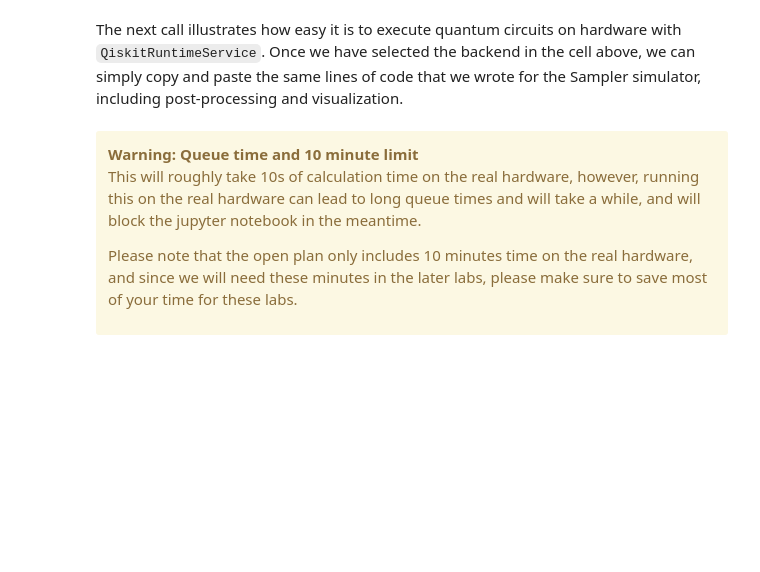
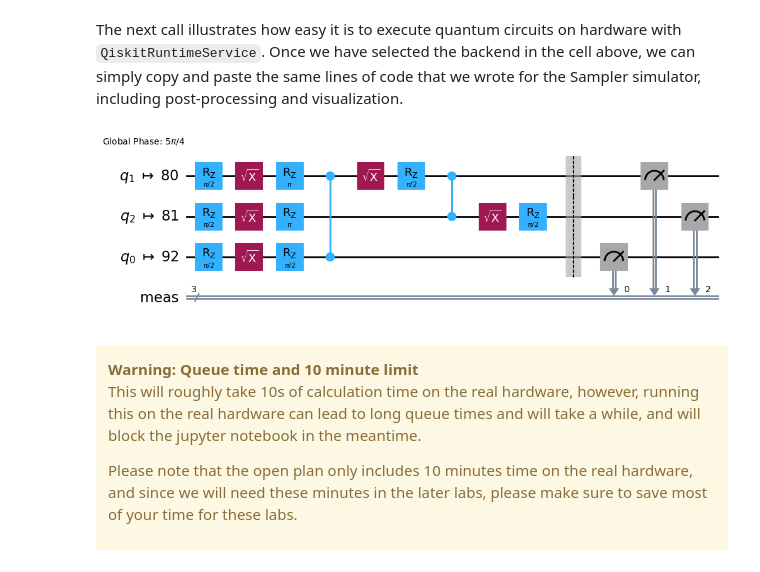
Before and after one commit to pguerin/qgss-2025-pgn, a Jupyter notebook: lab-0/lab0.ipynb, the cells around one changed output. Saved outputs shown, nothing was run; the diff lists cells and outputs as text; code cells hidden in the pictures; blank space fills up the shorter version.

```diff
--- a/lab-0/lab0.ipynb
+++ b/lab-0/lab0.ipynb
@@ -418,11 +418,17 @@ The next call illustrates how easy it is to execute quantum circuits on hardware
 # %%
 ### WRITE YOUR CODE BELOW HERE ###
 # Step 1. Map
 # You should have created a GHZ circuit above and assigned with variable `qc`
 
 # Step 2. Optimize
-pm =
-qc_transpiled =
+pm = generate_preset_pass_manager(backend=backend, optimization_level=3)
+# Transpile the circuit using the pass manager
+qc_transpiled = pm.run([qc])[0]
+### YOUR CODE FINISHES HERE    ###
+
+qc_transpiled.draw("mpl")
+# %% [output]
+[figure, added]
 # %% [markdown]
 <div class="alert alert-block alert-warning">
 <b>Warning: Queue time and 10 minute limit</b>
```
Also changed, not shown: parts of 4 cells of this notebook, 2 other files.
